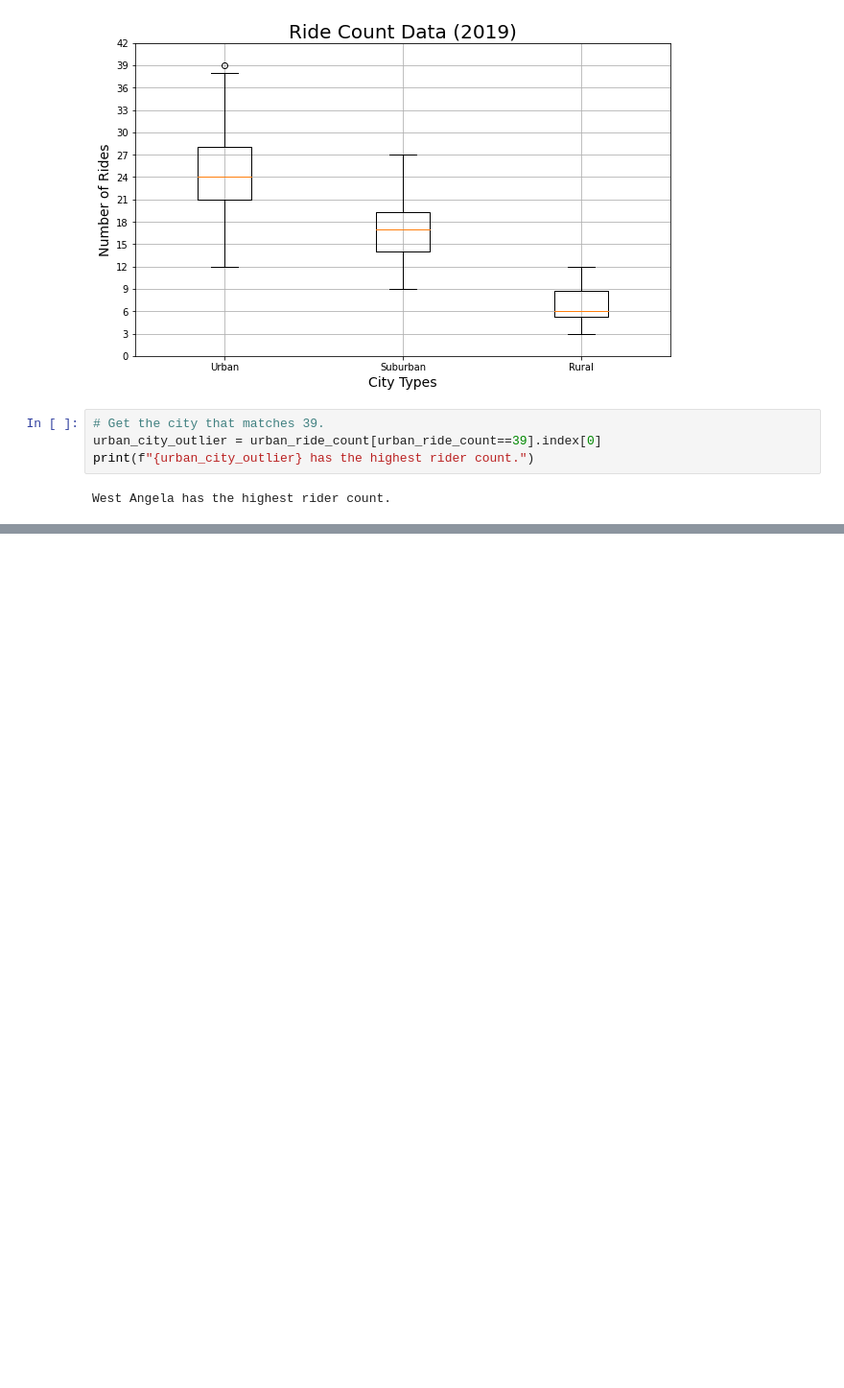
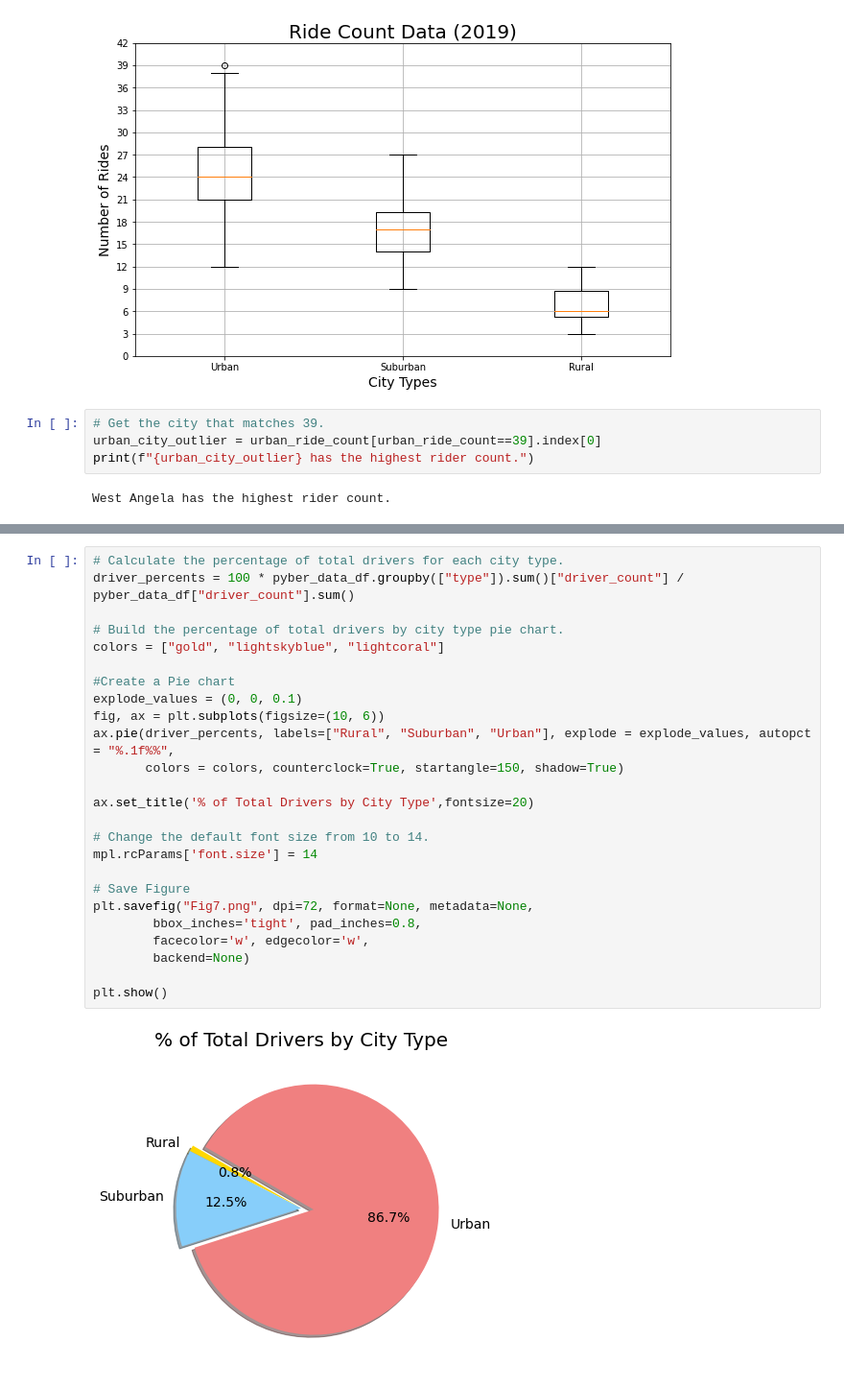
Before and after one commit to rshahba/PyBer_Analysis, a Jupyter notebook: PyBer.ipynb, the cells around one changed output, grey strips where cells are left out. Shown at 96% size. Drawn from its saved outputs; the diff is of its cells as text; blank space fills up the shorter version.

```diff
--- a/PyBer.ipynb
+++ b/PyBer.ipynb
@@ -338,0 +416,27 @@ plt.show()
+# %%
+# Calculate the percentage of total drivers for each city type.
+driver_percents = 100 * pyber_data_df.groupby(["type"]).sum()["driver_count"] / pyber_data_df["driver_count"].sum()
+
+# Build the percentage of total drivers by city type pie chart.
+colors = ["gold", "lightskyblue", "lightcoral"]
+
+#Create a Pie chart
+explode_values = (0, 0, 0.1)
+fig, ax = plt.subplots(figsize=(10, 6))
+ax.pie(driver_percents, labels=["Rural", "Suburban", "Urban"], explode = explode_values, autopct = "%.1f%%",
+       colors = colors, counterclock=True, startangle=150, shadow=True)
+
+ax.set_title('% of Total Drivers by City Type',fontsize=20)
+
+# Change the default font size from 10 to 14.
+mpl.rcParams['font.size'] = 14
+
+# Save Figure
+plt.savefig("Fig7.png", dpi=72, format=None, metadata=None,
+        bbox_inches='tight', pad_inches=0.8,
+        facecolor='w', edgecolor='w',
+        backend=None)
+
+plt.show()
+# %% [output]
+[figure, added]
```
Also changed, not shown: parts of 11 cells of this notebook, 8 other files.
